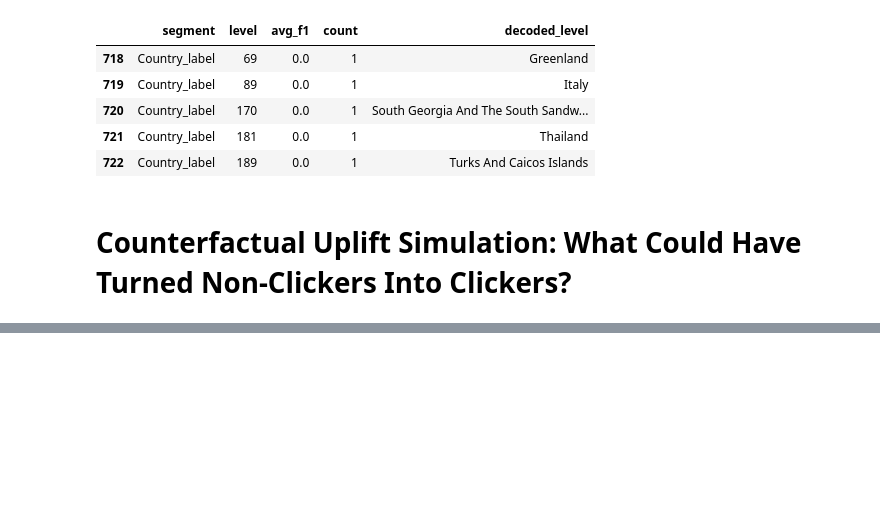
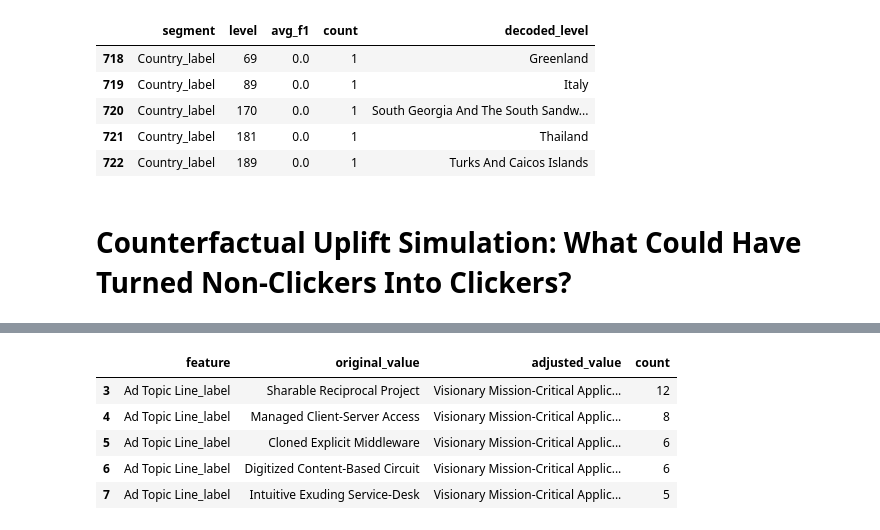
Before and after one commit to munas-git/EmailCTR-EDA-Counterfactuals, a Jupyter notebook: analysis.ipynb, the cells around one changed output, grey strips where cells are left out. Cells and saved outputs as stored; diff of their text form; code cells hidden in the pictures; blank space fills up the shorter version.

```diff
--- a/analysis.ipynb
+++ b/analysis.ipynb
@@ -1096,0 +1322,9 @@ low_performance_countries.head()
+# %%
+summary_df_topic.head()
+# %% [output]
+|  | feature | original_value | adjusted_value | count |
+| 3 | Ad Topic Line_label | Sharable Reciprocal Project | Visionary Mission-Critical Applic... | 12 |
+| 4 | Ad Topic Line_label | Managed Client-Server Access | Visionary Mission-Critical Applic... | 8 |
+| 5 | Ad Topic Line_label | Cloned Explicit Middleware | Visionary Mission-Critical Applic... | 6 |
+| 6 | Ad Topic Line_label | Digitized Content-Based Circuit | Visionary Mission-Critical Applic... | 6 |
+| 7 | Ad Topic Line_label | Intuitive Exuding Service-Desk | Visionary Mission-Critical Applic... | 5 |
```
Also changed, not shown: parts of 27 cells of this notebook.
